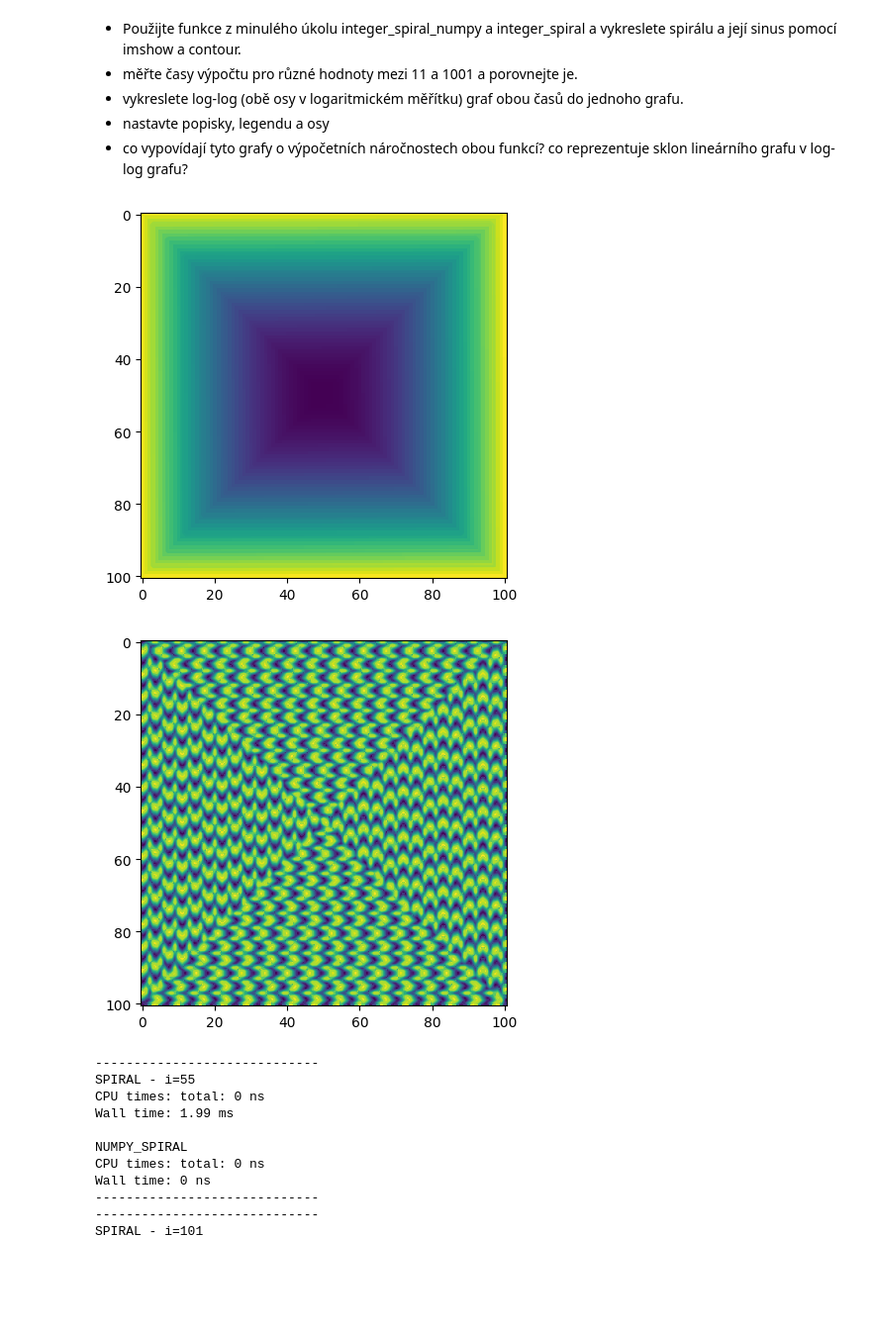
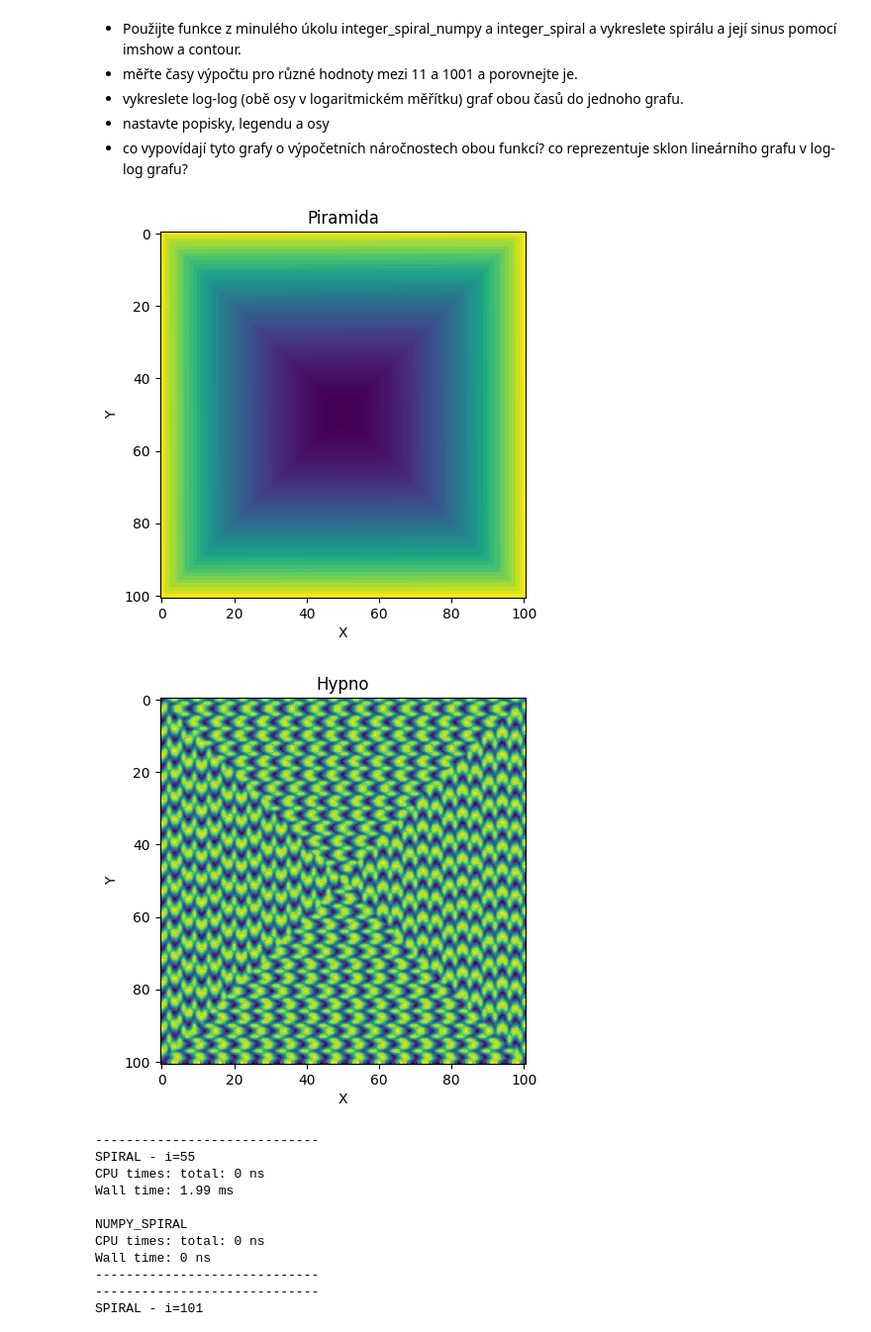
Before and after one commit to KLI0273/KLI0273_DU, a Jupyter notebook: week_05/week_05_du.ipynb, the cells around one changed output. Shown at 99% size. Saved outputs shown, nothing was run; the diff lists cells and outputs as text; code cells hidden in the pictures; blank space fills up the shorter version.

```diff
--- a/week_05/week_05_du.ipynb
+++ b/week_05/week_05_du.ipynb
@@ -184,37 +184,42 @@ def integer_spiral_numpy(n):
 
 """""
 A = integer_spiral(7)
 print("-----------------------------")
 B = integer_spiral_numpy(7)
 print("-----------------------------""\n""SPIRAL")
 
 fig = plt.figure()
 ax = fig.axes(projection='3d')
 ax.contour3D(X, Y, Z, 50, cmap='binary')
 
 #x = np.linspace(-10, 10, 40)
 #y = np.linspace(-10, 10, 40)
 #X, Y = np.meshgrid(x, y)
 #Z = f(X, Y)
 
 def axe(x):
     return np.sin(np.sqrt(x ** 2))
 """""
 
 n = 101
 X = integer_spiral_numpy(n)
 plt.figure()
 plt.contour(X)
+plt.xlabel('X')
+plt.ylabel('Y')
+plt.title('Piramida')
 plt.imshow(X)
 x = np.sin(X)
 plt.figure()
+plt.xlabel('X')
+plt.ylabel('Y')
+plt.title('Hypno')
+plt.contour(x)
 plt.imshow(x)
-plt.contour(x)
-
 plt.show()
 # %% [output]
-[figure, old version]
+[figure, new version]
-[figure, old version]
+[figure, new version]
 # %%
 """""
 print("-----------------------------""\n""SPIRAL")
```
Also changed, not shown: parts of 1 cell of this notebook.
